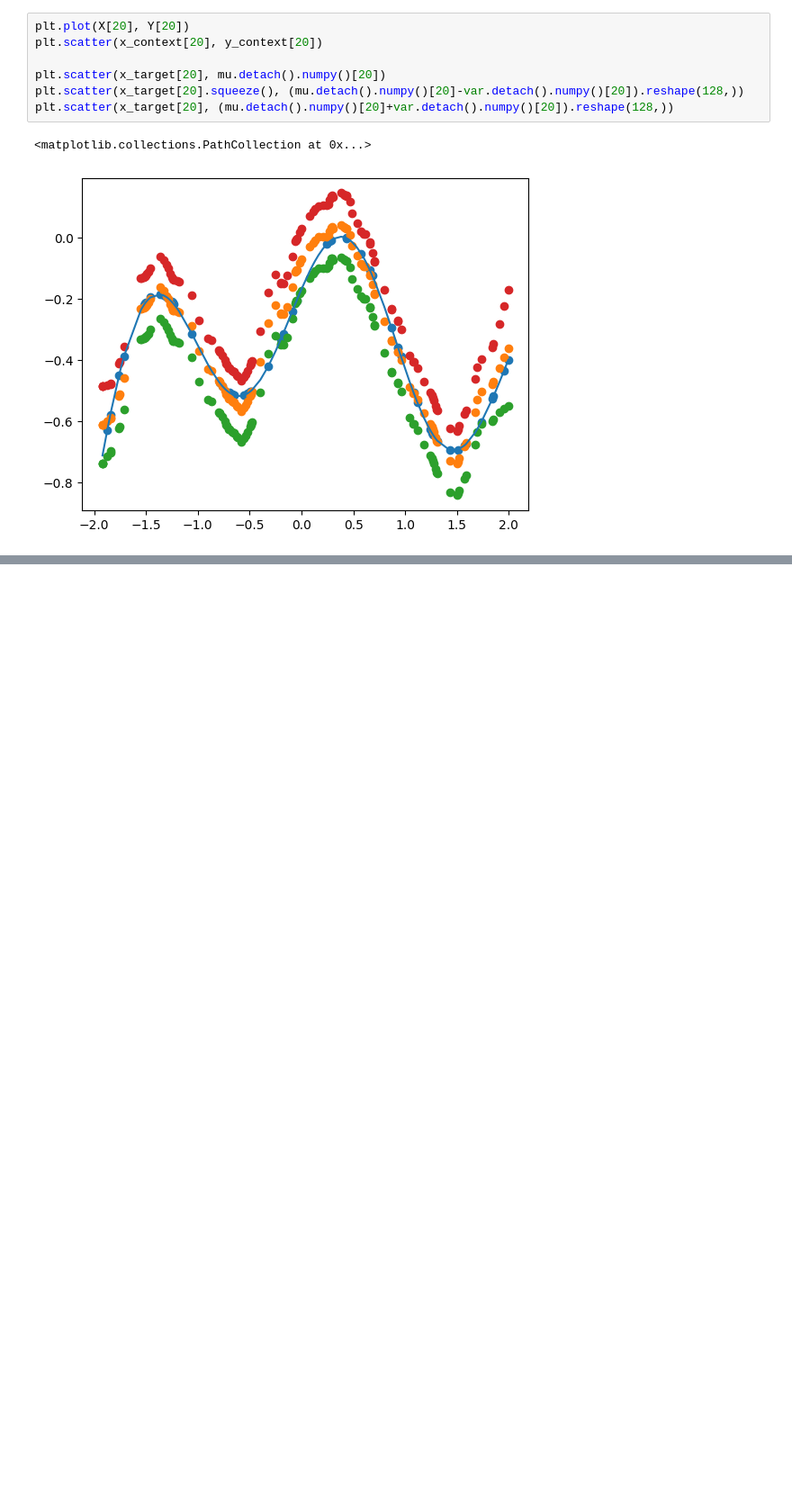
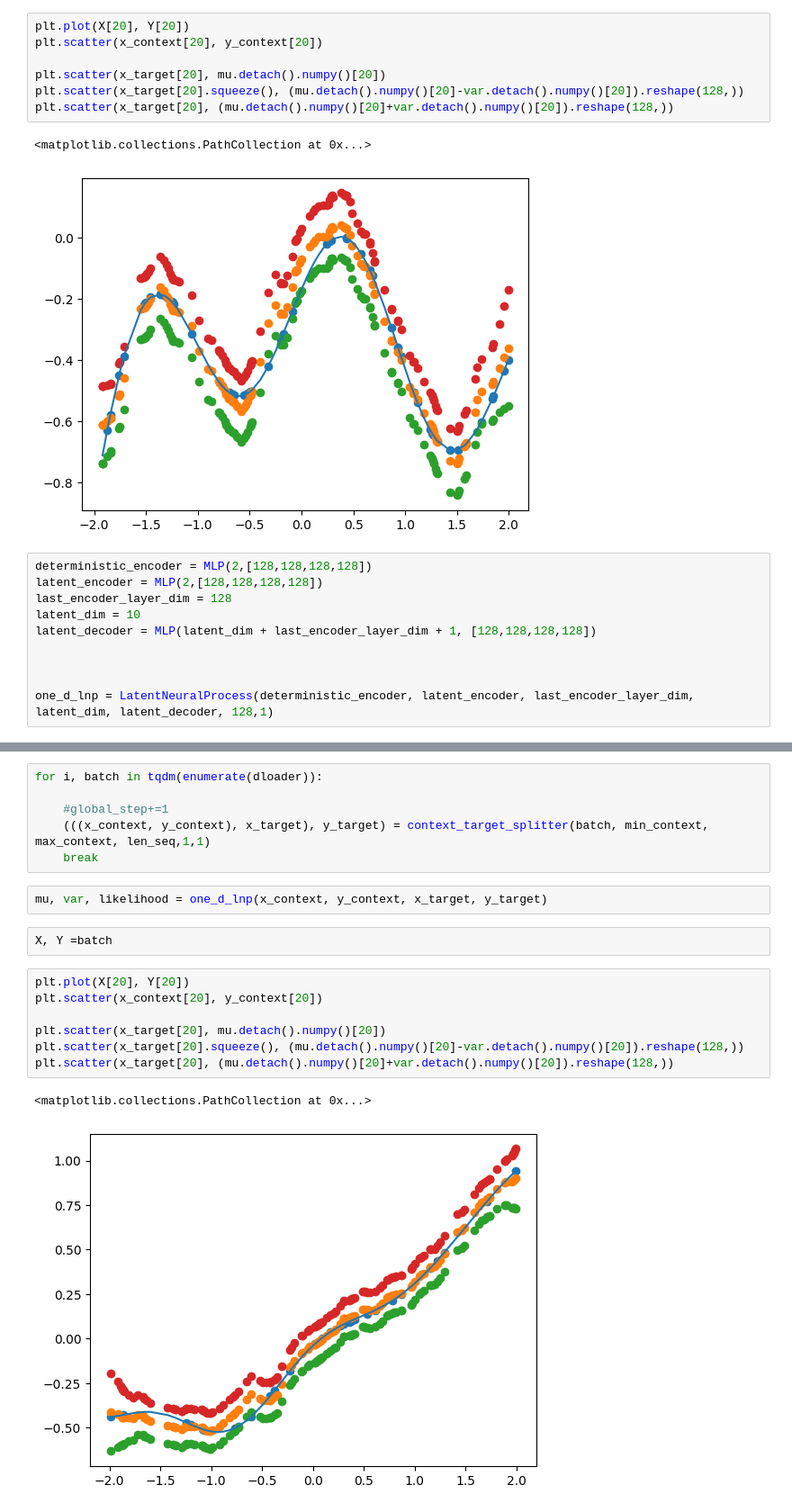
Before and after one commit to sachdved/NPR_for_Proteins, a Jupyter notebook: 1DRegressionNPR.ipynb, the cells around one changed output, grey strips where cells are left out. Shown at 90% size. Cells and saved outputs as stored; diff of their text form; blank space fills up the shorter version.

```diff
--- a/1DRegressionNPR.ipynb
+++ b/1DRegressionNPR.ipynb
@@ -524,3 +524,13 @@ plt.scatter(x_target[20], (mu.detach().numpy()[20]+var.detach().numpy()[20]).res
 # %% [output]
 <matplotlib.collections.PathCollection at 0x...>
 [figure]
+# %%
+deterministic_encoder = MLP(2,[128,128,128,128])
+latent_encoder = MLP(2,[128,128,128,128])
+last_encoder_layer_dim = 128
+latent_dim = 10
+latent_decoder = MLP(latent_dim + last_encoder_layer_dim + 1, [128,128,128,128])
+
+
+
+one_d_lnp = LatentNeuralProcess(deterministic_encoder, latent_encoder, last_encoder_layer_dim, latent_dim, latent_decoder, 128,1)
@@ -526,0 +693,20 @@ plt.scatter(x_target[20], (mu.detach().numpy()[20]+var.detach().numpy()[20]).res
+# %%
+for i, batch in tqdm(enumerate(dloader)):
+
+    #global_step+=1
+    (((x_context, y_context), x_target), y_target) = context_target_splitter(batch, min_context, max_context, len_seq,1,1)
+    break
+# %%
+mu, var, likelihood = one_d_lnp(x_context, y_context, x_target, y_target)
+# %%
+X, Y =batch
+# %%
+plt.plot(X[20], Y[20])
+plt.scatter(x_context[20], y_context[20])
+
+plt.scatter(x_target[20], mu.detach().numpy()[20])
+plt.scatter(x_target[20].squeeze(), (mu.detach().numpy()[20]-var.detach().numpy()[20]).reshape(128,))
+plt.scatter(x_target[20], (mu.detach().numpy()[20]+var.detach().numpy()[20]).reshape(128,))
+# %% [output]
+<matplotlib.collections.PathCollection at 0x...>
+[figure, added]
```
Also changed, not shown: parts of 9 cells of this notebook, 1 other file.
